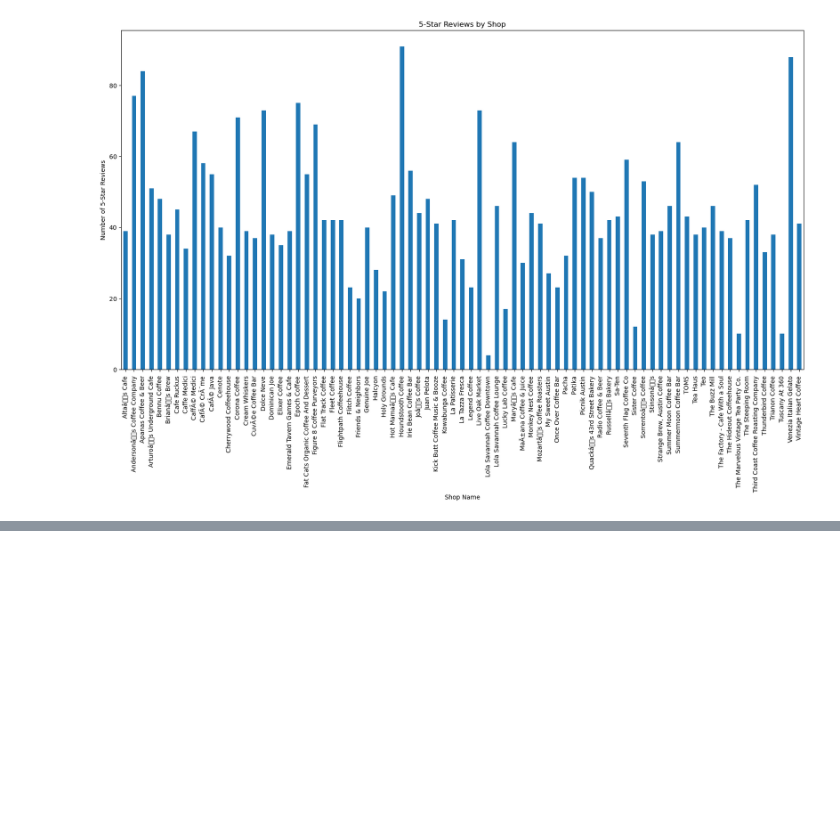
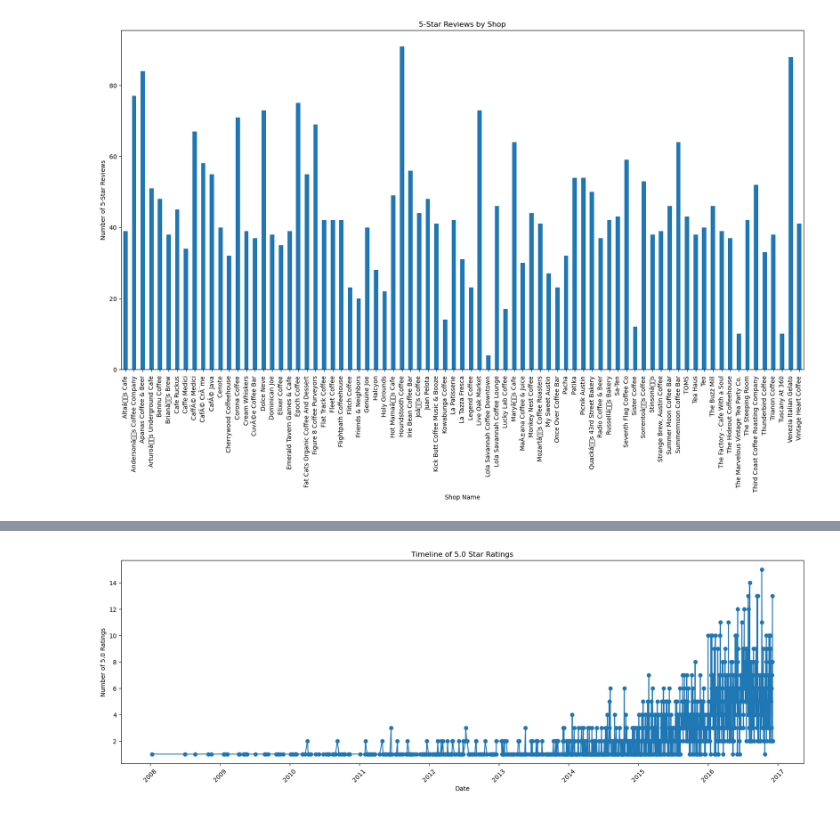
Before and after one commit to lavenya-mohan/Project-Repo-G6_1, a Jupyter notebook: Jade Branch/Jade.ipynb, the cells around one changed output, grey strips where cells are left out. Cells and saved outputs as stored; diff of their text form; code cells hidden in the pictures; blank space fills up the shorter version.

```diff
--- a/Jade Branch/Jade.ipynb
+++ b/Jade Branch/Jade.ipynb
@@ -128,0 +160,14 @@ Yelp_df
+# %%
+#Use the review_date and 5.0 in star_rating_clean to create a time line to show if there are any spikes in higher ratings
+five_star_reviews = Yelp_df[Yelp_df["star_rating_clean"] == 5]
+rating_counts = five_star_reviews.groupby('review_date').size().reset_index(name='count')
+
+plt.figure(figsize=(20, 6))
+plt.plot(rating_counts['review_date'], rating_counts['count'], marker='o')
+plt.title('Timeline of 5.0 Star Ratings')
+plt.xlabel('Date')
+plt.ylabel('Number of 5.0 Ratings')
+plt.xticks(rotation=45)
+plt.show()
+# %% [output]
+[figure, added]
```
Also changed, not shown: parts of 8 cells of this notebook.
